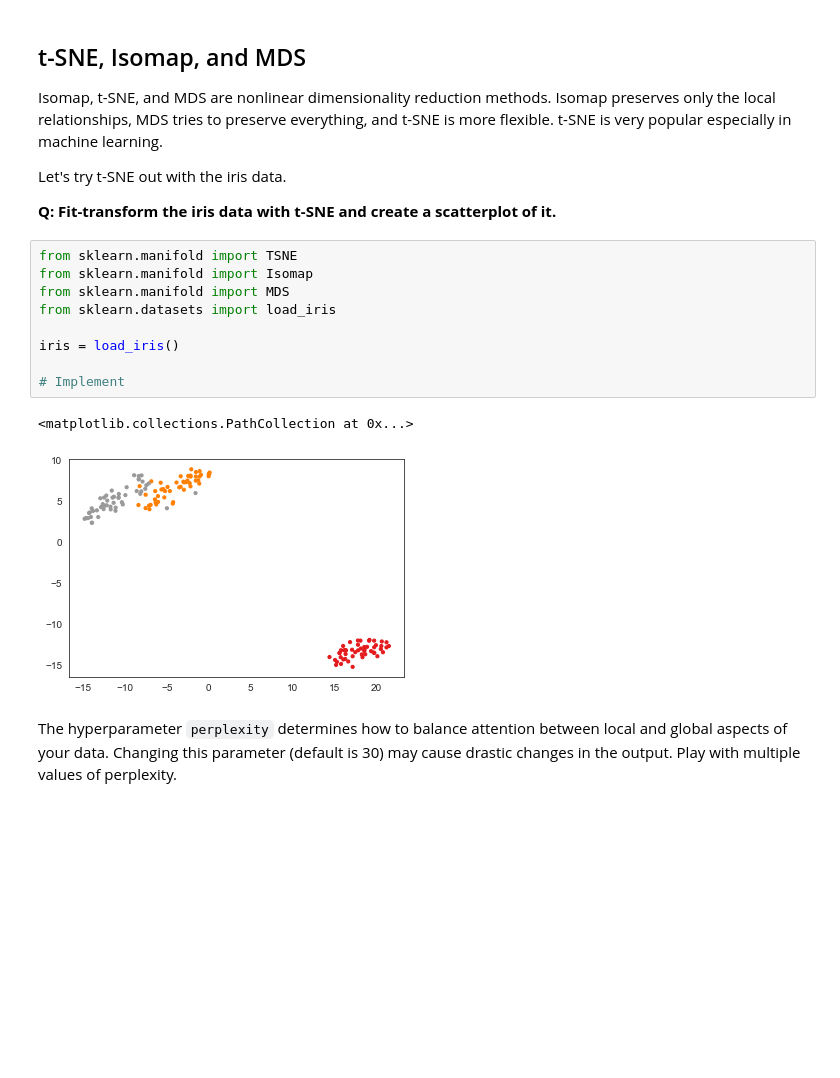
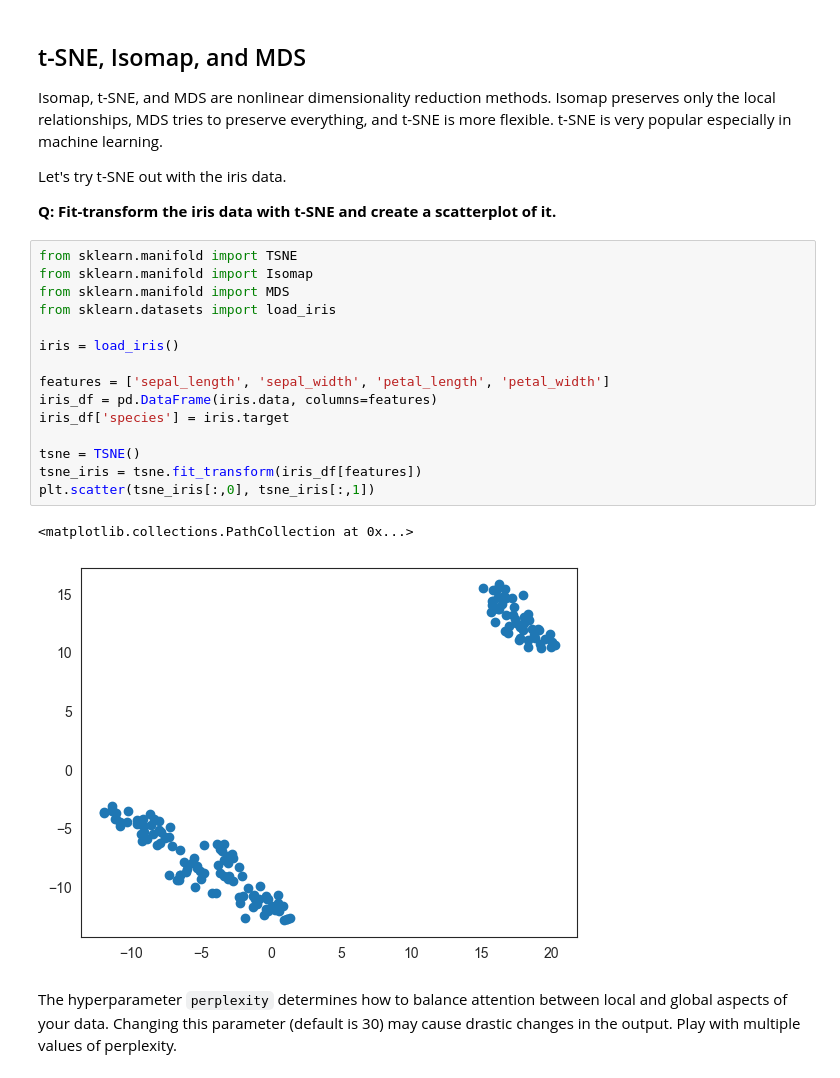
Before and after one commit to berryscottr/DataVisualization, a Jupyter notebook: lab11.ipynb, the cells around one changed output. Cells and saved outputs as stored; diff of their text form; blank space fills up the shorter version.

```diff
--- a/lab11.ipynb
+++ b/lab11.ipynb
@@ -459,14 +469,20 @@ Let's try t-SNE out with the iris data.
 # %%
 from sklearn.manifold import TSNE
 from sklearn.manifold import Isomap
 from sklearn.manifold import MDS
 from sklearn.datasets import load_iris
 
 iris = load_iris()
 
-# Implement
+features = ['sepal_length', 'sepal_width', 'petal_length', 'petal_width']
+iris_df = pd.DataFrame(iris.data, columns=features)
+iris_df['species'] = iris.target
+
+tsne = TSNE()
+tsne_iris = tsne.fit_transform(iris_df[features])
+plt.scatter(tsne_iris[:,0], tsne_iris[:,1])
 # %% [output]
 <matplotlib.collections.PathCollection at 0x...>
-[figure, old version]
+[figure, new version]
 # %% [markdown]
 The hyperparameter `perplexity` determines how to balance attention between local and global aspects of your data. Changing this parameter (default is 30) may cause drastic changes in the output. Play with multiple values of perplexity.
```
Also changed, not shown: parts of 39 cells of this notebook, 3 other files.
